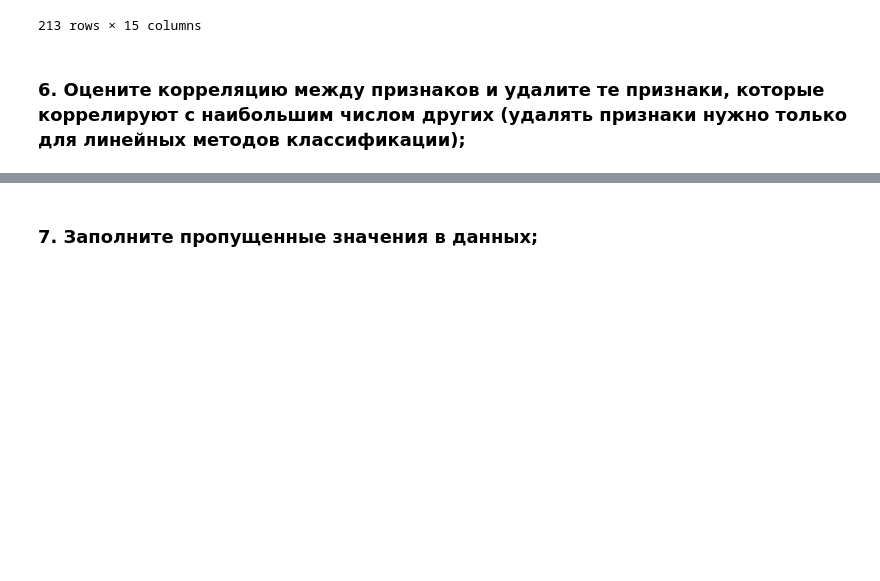
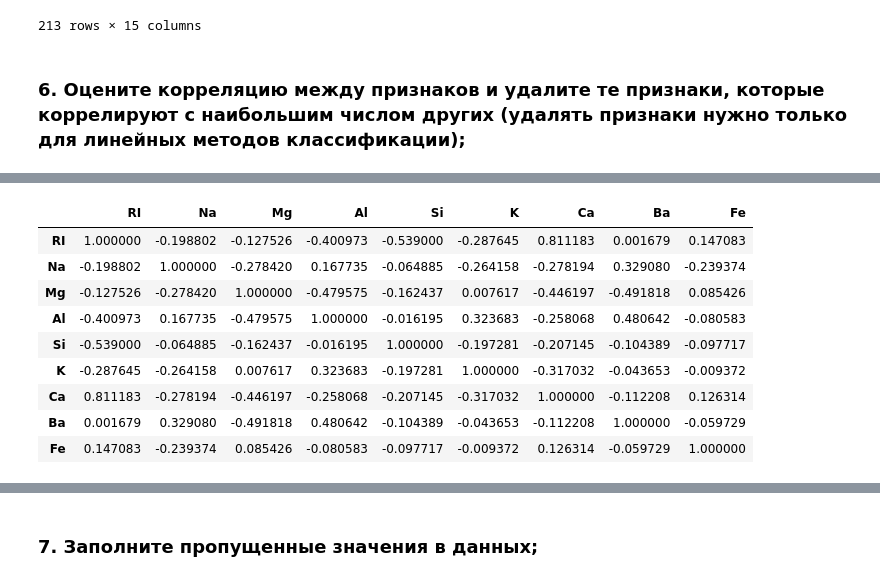
Before and after one commit to iagsav/ml_rob_nets_2020, a Jupyter notebook: ml/lab2/Zaharova/Zaharova_lab2_var25.ipynb, the cells around one changed output, grey strips where cells are left out. Cells and saved outputs as stored; diff of their text form; code cells hidden in the pictures; blank space fills up the shorter version.

```diff
--- a/ml/lab2/Zaharova/Zaharova_lab2_var25.ipynb
+++ b/ml/lab2/Zaharova/Zaharova_lab2_var25.ipynb
@@ -145,3 +125,18 @@ glass_corr_df
+# %%
+glass_corr_df = glass_df[['RI', 'Na', 'Mg', 'Al', 'Si', 'K', 'Ca', 'Ba', 'Fe']]
+glass_corr_df = glass_corr_df.corr()
+glass_corr_df
+# %% [output]
+|  | RI | Na | Mg | Al | Si | K | Ca | Ba | Fe |
+| RI | 1.000000 | -0.198802 | -0.127526 | -0.400973 | -0.539000 | -0.287645 | 0.811183 | 0.001679 | 0.147083 |
+| Na | -0.198802 | 1.000000 | -0.278420 | 0.167735 | -0.064885 | -0.264158 | -0.278194 | 0.329080 | -0.239374 |
+| Mg | -0.127526 | -0.278420 | 1.000000 | -0.479575 | -0.162437 | 0.007617 | -0.446197 | -0.491818 | 0.085426 |
+| Al | -0.400973 | 0.167735 | -0.479575 | 1.000000 | -0.016195 | 0.323683 | -0.258068 | 0.480642 | -0.080583 |
+| Si | -0.539000 | -0.064885 | -0.162437 | -0.016195 | 1.000000 | -0.197281 | -0.207145 | -0.104389 | -0.097717 |
+| K | -0.287645 | -0.264158 | 0.007617 | 0.323683 | -0.197281 | 1.000000 | -0.317032 | -0.043653 | -0.009372 |
+| Ca | 0.811183 | -0.278194 | -0.446197 | -0.258068 | -0.207145 | -0.317032 | 1.000000 | -0.112208 | 0.126314 |
+| Ba | 0.001679 | 0.329080 | -0.491818 | 0.480642 | -0.104389 | -0.043653 | -0.112208 | 1.000000 | -0.059729 |
+| Fe | 0.147083 | -0.239374 | 0.085426 | -0.080583 | -0.097717 | -0.009372 | 0.126314 | -0.059729 | 1.000000 |
 # %%
 sn.heatmap(glass_corr_df, annot = True, fmt = '.1f', linewidths = .5)
 # %% [output]
```
Also changed, not shown: parts of 2 cells of this notebook.
